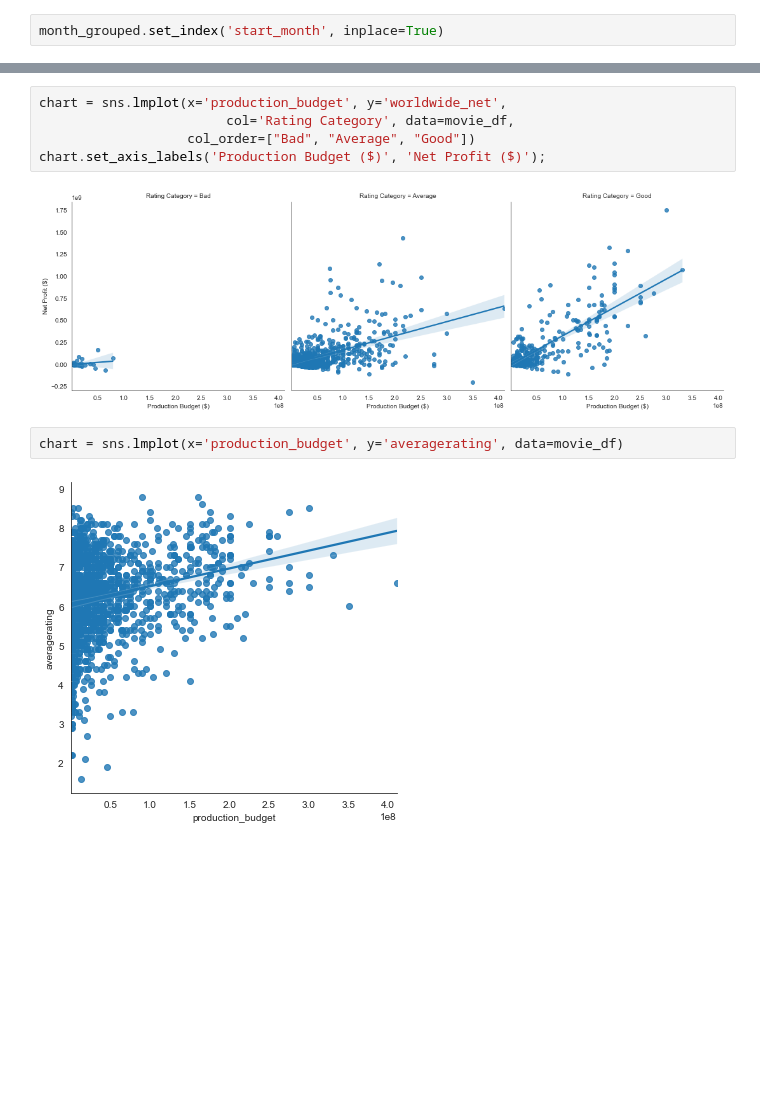
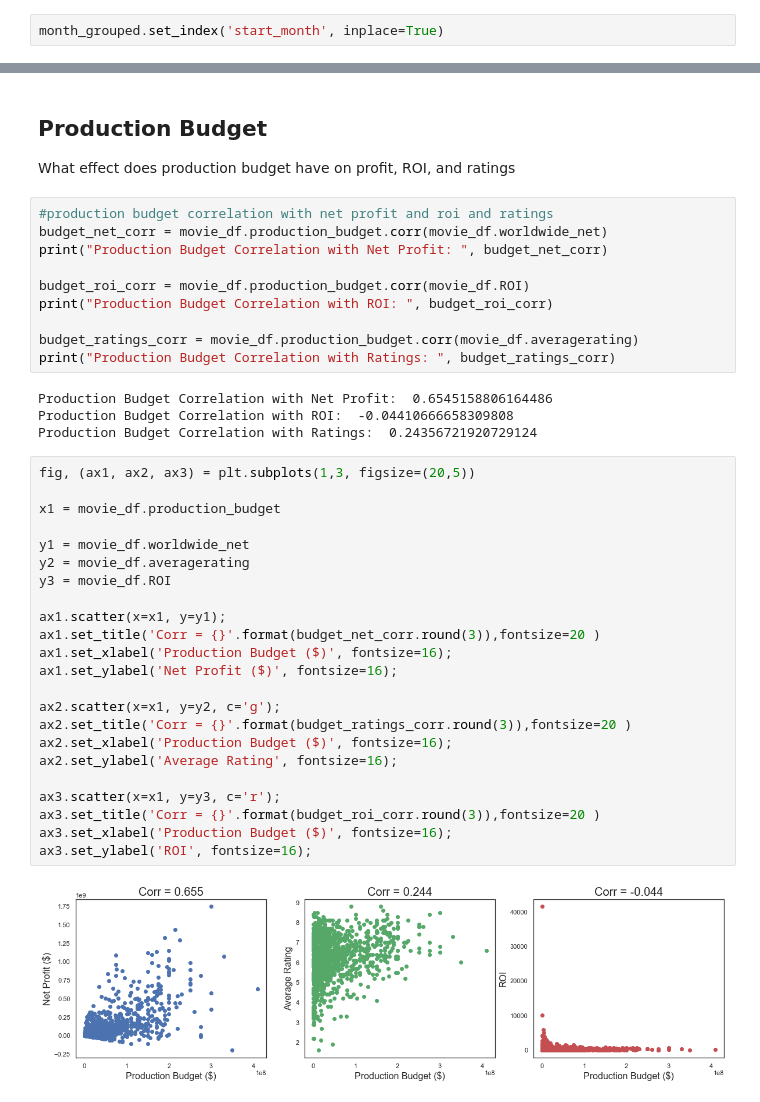
Before and after one commit to bentoler22/Flatiron_Phase_1_Project, a Jupyter notebook: student.ipynb, the cells around one changed output, grey strips where cells are left out. Saved outputs shown, nothing was run; the diff lists cells and outputs as text; blank space fills up the shorter version.

```diff
--- a/student.ipynb
+++ b/student.ipynb
@@ -475,11 +434,42 @@ Good Rating Budget Correlation with ROI:  -0.10746651500486912
-# %%
-chart = sns.lmplot(x='production_budget', y='worldwide_net',
-                        col='Rating Category', data=movie_df,
-                   col_order=["Bad", "Average", "Good"])
-chart.set_axis_labels('Production Budget ($)', 'Net Profit ($)');
-# %% [output]
-[figure, removed]
-# %%
-chart = sns.lmplot(x='production_budget', y='averagerating', data=movie_df)
-# %% [output]
-[figure, removed]
+# %% [markdown]
+## Production Budget
+What effect does production budget have on profit, ROI, and ratings
+# %%
+#production budget correlation with net profit and roi and ratings
+budget_net_corr = movie_df.production_budget.corr(movie_df.worldwide_net)
+print("Production Budget Correlation with Net Profit: ", budget_net_corr)
+
+budget_roi_corr = movie_df.production_budget.corr(movie_df.ROI)
+print("Production Budget Correlation with ROI: ", budget_roi_corr)
+
+budget_ratings_corr = movie_df.production_budget.corr(movie_df.averagerating)
+print("Production Budget Correlation with Ratings: ", budget_ratings_corr)
+# %% [output]
+Production Budget Correlation with Net Profit:  0.6545158806164486
+Production Budget Correlation with ROI:  -0.04410666658309808
+Production Budget Correlation with Ratings:  0.24356721920729124
+# %%
+fig, (ax1, ax2, ax3) = plt.subplots(1,3, figsize=(20,5))
+
+x1 = movie_df.production_budget
+
+y1 = movie_df.worldwide_net
+y2 = movie_df.averagerating
+y3 = movie_df.ROI
+
+ax1.scatter(x=x1, y=y1);
+ax1.set_title('Corr = {}'.format(budget_net_corr.round(3)),fontsize=20 )
+ax1.set_xlabel('Production Budget ($)', fontsize=16);
+ax1.set_ylabel('Net Profit ($)', fontsize=16);
+
+ax2.scatter(x=x1, y=y2, c='g');
+ax2.set_title('Corr = {}'.format(budget_ratings_corr.round(3)),fontsize=20 )
+ax2.set_xlabel('Production Budget ($)', fontsize=16);
+ax2.set_ylabel('Average Rating', fontsize=16);
+
+ax3.scatter(x=x1, y=y3, c='r');
+ax3.set_title('Corr = {}'.format(budget_roi_corr.round(3)),fontsize=20 )
+ax3.set_xlabel('Production Budget ($)', fontsize=16);
+ax3.set_ylabel('ROI', fontsize=16);
+# %% [output]
+[figure, added]
```
Also changed, not shown: parts of 8 cells of this notebook, 2 other files.
